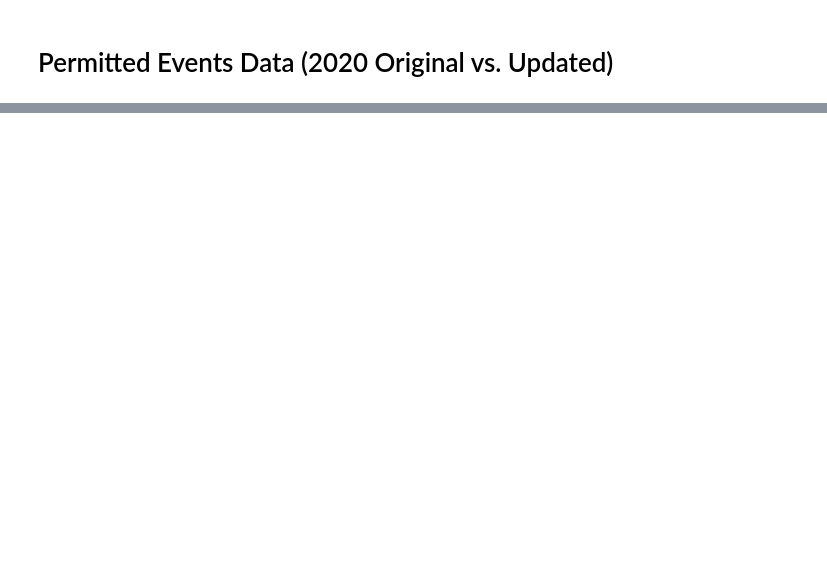
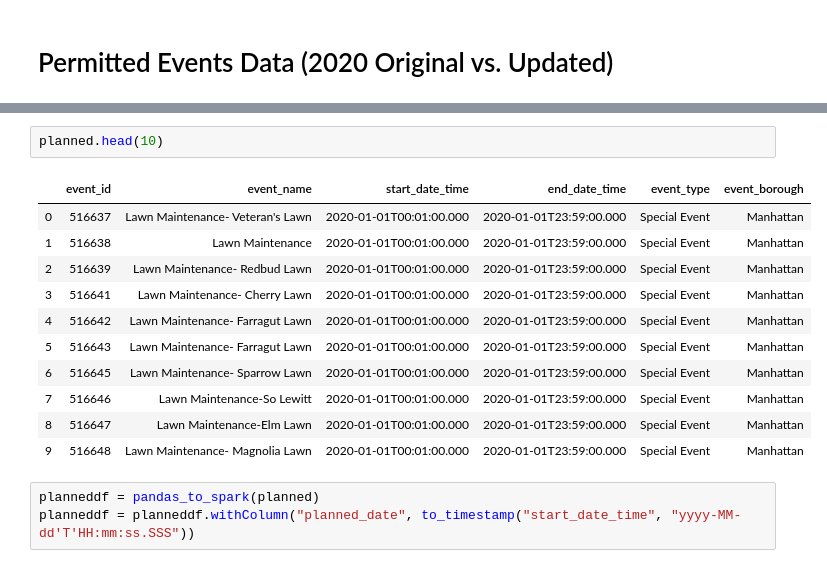
Before and after one commit to ArcZz/Nyc_Cov19_project, a Jupyter notebook: permitted_events.ipynb, the cells around one changed output, grey strips where cells are left out. Drawn from its saved outputs; the diff is of its cells as text; blank space fills up the shorter version.

```diff
--- a/permitted_events.ipynb
+++ b/permitted_events.ipynb
@@ -179,0 +22,17 @@ plt.legend(prop={"size":20})
+# %%
+planned.head(10)
+# %% [output]
+|  | event_id | event_name | start_date_time | end_date_time | event_type | event_borough |
+| 0 | 516637 | Lawn Maintenance- Veteran's Lawn | 2020-01-01T00:01:00.000 | 2020-01-01T23:59:00.000 | Special Event | Manhattan |
+| 1 | 516638 | Lawn Maintenance | 2020-01-01T00:01:00.000 | 2020-01-01T23:59:00.000 | Special Event | Manhattan |
+| 2 | 516639 | Lawn Maintenance- Redbud Lawn | 2020-01-01T00:01:00.000 | 2020-01-01T23:59:00.000 | Special Event | Manhattan |
+| 3 | 516641 | Lawn Maintenance- Cherry Lawn | 2020-01-01T00:01:00.000 | 2020-01-01T23:59:00.000 | Special Event | Manhattan |
+| 4 | 516642 | Lawn Maintenance- Farragut Lawn | 2020-01-01T00:01:00.000 | 2020-01-01T23:59:00.000 | Special Event | Manhattan |
+| 5 | 516643 | Lawn Maintenance- Farragut Lawn | 2020-01-01T00:01:00.000 | 2020-01-01T23:59:00.000 | Special Event | Manhattan |
+| 6 | 516645 | Lawn Maintenance- Sparrow Lawn | 2020-01-01T00:01:00.000 | 2020-01-01T23:59:00.000 | Special Event | Manhattan |
+| 7 | 516646 | Lawn Maintenance-So Lewitt | 2020-01-01T00:01:00.000 | 2020-01-01T23:59:00.000 | Special Event | Manhattan |
+| 8 | 516647 | Lawn Maintenance-Elm Lawn | 2020-01-01T00:01:00.000 | 2020-01-01T23:59:00.000 | Special Event | Manhattan |
+| 9 | 516648 | Lawn Maintenance- Magnolia Lawn | 2020-01-01T00:01:00.000 | 2020-01-01T23:59:00.000 | Special Event | Manhattan |
+# %%
+planneddf = pandas_to_spark(planned)
+planneddf = planneddf.withColumn("planned_date", to_timestamp("start_date_time", "yyyy-MM-dd'T'HH:mm:ss.SSS"))
```
Also changed, not shown: parts of 45 cells of this notebook, 1 other file.
